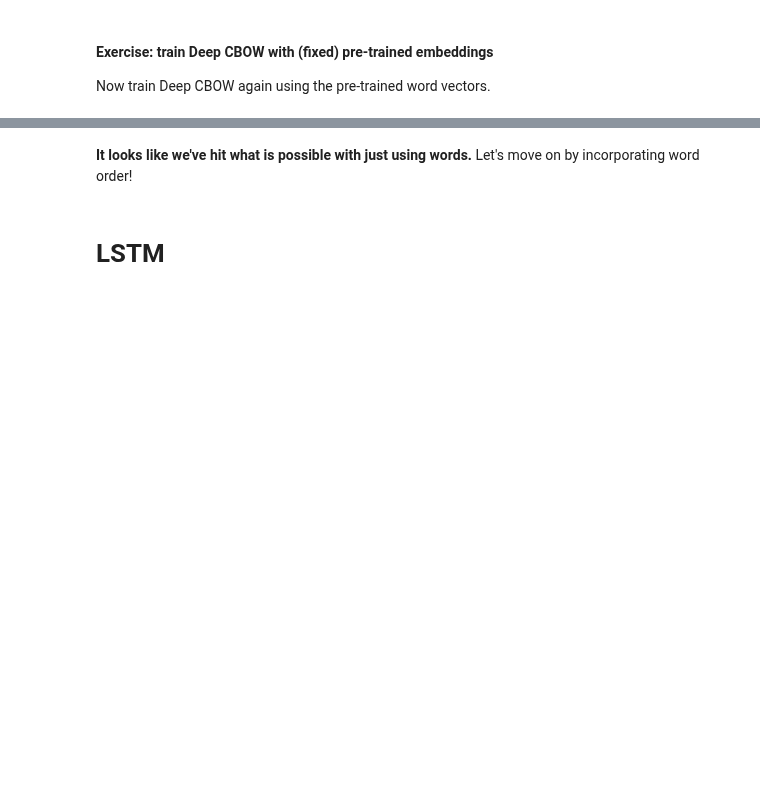
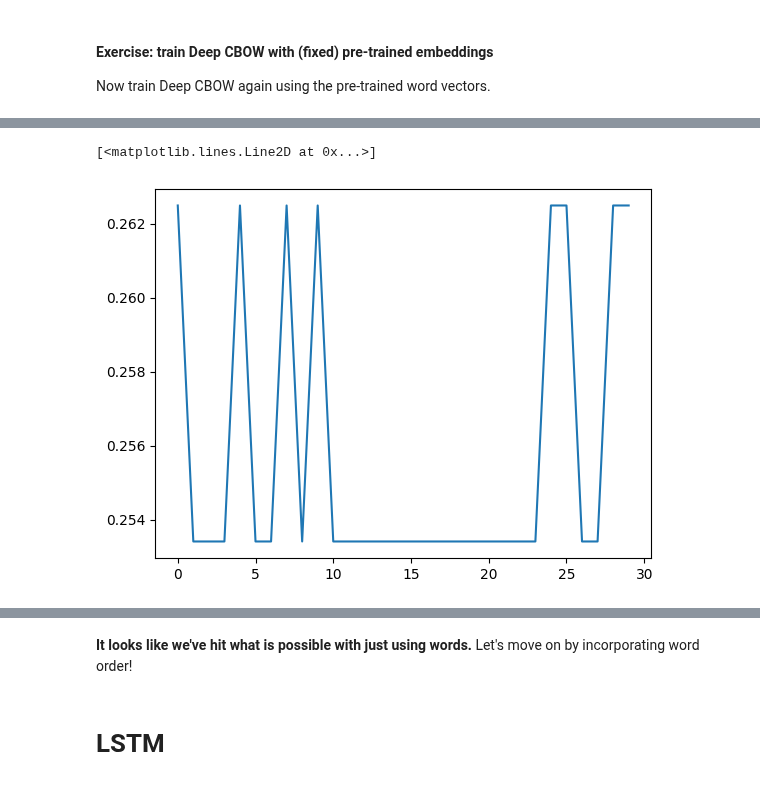
Before and after one commit to Lucyferko/NLP, a Jupyter notebook: NLP1_2024_Practical_2_(student_version).ipynb, the cells around one changed output, grey strips where cells are left out. Drawn from its saved outputs; the diff is of its cells as text; code cells hidden in the pictures; blank space fills up the shorter version.

Commit message:
Implemented everyhting up to Tree LSTM, though I think the LSTM is wrong (but it's running. Ill keep troubleshooting)

```diff
--- a/NLP1_2024_Practical_2_(student_version).ipynb
+++ b/NLP1_2024_Practical_2_(student_version).ipynb
@@ -936,3 +995,17 @@ Remember to add new embeddings for the `<unk>` and `<pad>` tokens, as they're no
+# %%
+# Initialize vocabulary and vectors
+vocab = {"<unk>": 0, "<pad>": 1}  # Special tokens
+vectors = [np.random.uniform(-0.01, 0.01, 300), np.zeros(300)]  # Random `<unk>` and zero `<pad>`
+
+# Read pre-trained embeddings and populate vocabulary
+with open("/gdrive/My Drive/googlenews.word2vec.300d.txt", "r", encoding="utf-8") as f:
+    for line in f:
+        word, *vector = line.split()
+        vocab[word] = len(vocab)
+        vectors.append(np.array(vector, dtype=np.float32))
+
+# Convert vectors to numpy array
+vectors = np.stack(vectors, axis=0)
 # %% [markdown]
 #### Exercise: words not in our pre-trained set
 
@@ -946,3 +1031,14 @@ words_not_found = set()
+# %%
+word_to_idx = v.w2i
+word_embeddings = []
+
+for word, idx in word_to_idx.items():
+    if word in vectors:
+        word_embeddings.append(vectors[word])
+    else:
+        word_embeddings.append(np.zeros(vectors.shape[1]))
+
+vectors = np.array(word_embeddings)
 # %% [markdown]
 #### Exercise: train Deep CBOW with (fixed) pre-trained embeddings
 
@@ -950,13 +1046,19 @@ Now train Deep CBOW again using the pre-trained word vectors.
 # %%
 # We define a new class that inherits from DeepCBOW.
 class PTDeepCBOW(DeepCBOW):
-  def __init__(self, vocab_size, embedding_dim, hidden_dim, output_dim, vocab):
+  def __init__(self, vocab_size, vocab, embedding_dim, hidden_dim, output_dim):
     super(PTDeepCBOW, self).__init__(
-        vocab_size, embedding_dim, hidden_dim, output_dim, vocab)
+        vocab_size, vocab, embedding_dim, hidden_dim, output_dim)
 # %%
 # Create a Deep CBOW model with pre-trained embeddings
-# YOUR CODE HERE
-# pt_deep_cbow_model = ..
+
+pt_deep_cbow_model = PTDeepCBOW(
+    vocab_size=len(v.w2i),
+    embedding_dim=vectors.shape[1],
+    hidden_dim=100,
+    output_dim=5,
+    vocab=v
+)
 
 # copy pre-trained word vectors into embeddings table
 pt_deep_cbow_model.embed.weight.data.copy_(torch.from_numpy(vectors))
@@ -968,4 +1070,7 @@ pt_deep_cbow_model.embed.weight.requires_grad = False
 pt_deep_cbow_model = pt_deep_cbow_model.to(device)
 
 # train the model
-# YOUR CODE HERE
+optimizer = optim.Adam(pt_deep_cbow_model.parameters(), lr=0.0005)
+pt_deep_cbow_losses, pt_deep_cbow_accuracies = train_model(
+    pt_deep_cbow_model, optimizer, num_iterations=30000,
+    print_every=1000, eval_every=1000)
@@ -972,4 +1096,8 @@ pt_deep_cbow_model = pt_deep_cbow_model.to(device)
 # %%
 # plot dev accuracies
+plt.plot(pt_deep_cbow_accuracies)
+# %% [output]
+[<matplotlib.lines.Line2D at 0x...>]
+[figure, added]
 # %%
 # plot train loss
```
Also changed, not shown: parts of 38 cells of this notebook.
